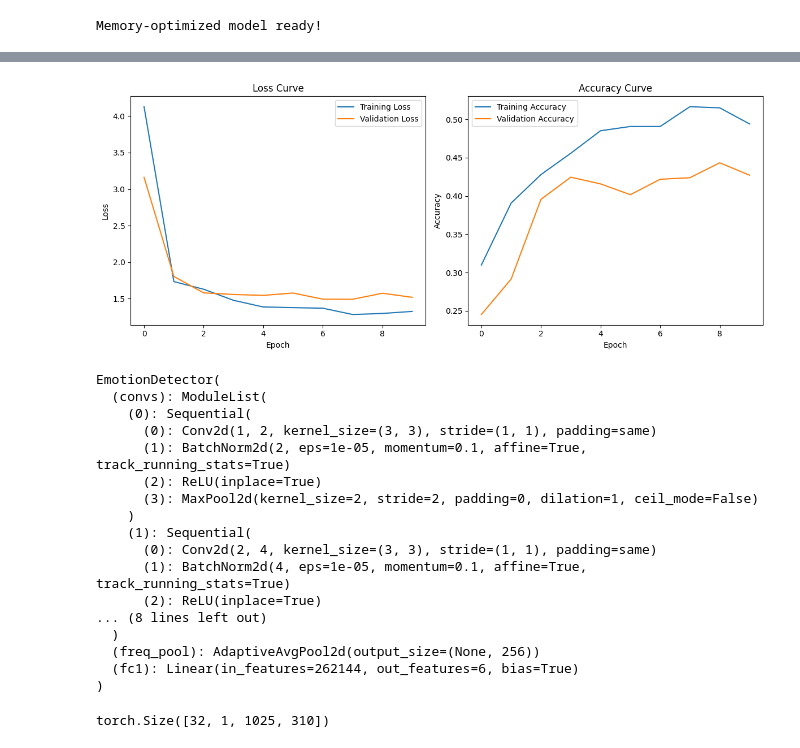
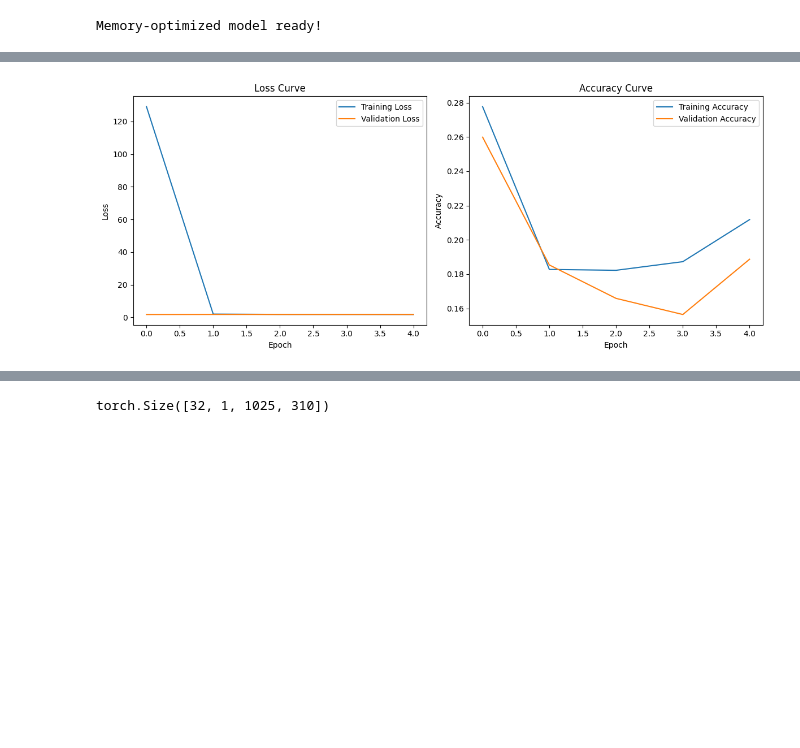
Before and after one commit to zachmchuang/MAIS-hacks, a Jupyter notebook: model.ipynb, the cells around one changed output, grey strips where cells are left out. Drawn from its saved outputs; the diff is of its cells as text; code cells hidden in the pictures; blank space fills up the shorter version.

Commit message:
added grid search

```diff
--- a/model.ipynb
+++ b/model.ipynb
@@ -149,9 +123,10 @@ import torch.nn as nn
 import torch.optim as optim
 from tqdm import tqdm
 import matplotlib.pyplot as plt
+import gc
 
-def train_model(model, train_loader, val_loader,
-                num_epochs, lr, device='cuda'):
+
+def train_model(model, train_loader, val_loader, num_epochs, lr, device='cuda'):
     """
     Train a CNN+LSTM model for emotion recognition with progress bars.
 
@@ -177,7 +152,7 @@ def train_model(model, train_loader, val_loader,
         total = 0
 
         # Training loop with tqdm
-        train_loader_iter = tqdm(train_loader, desc=f"Epoch {epoch+1}/{num_epochs} [Train]", leave=False)
+        train_loader_iter = tqdm(train_loader, desc=f"Epoch {epoch + 1}/{num_epochs} [Train]", leave=False)
         for inputs, labels in train_loader_iter:
             inputs, labels = inputs.to(device), labels.to(device)
 
@@ -192,7 +167,7 @@ def train_model(model, train_loader, val_loader,
             correct += (predicted == labels).sum().item()
             total += labels.size(0)
 
-            train_loader_iter.set_postfix({'loss': running_loss/total, 'acc': correct/total})
+            train_loader_iter.set_postfix({'loss': running_loss / total, 'acc': correct / total})
 
         epoch_loss = running_loss / total
         epoch_acc = correct / total
@@ -204,7 +179,7 @@ def train_model(model, train_loader, val_loader,
         val_loss = 0.0
         val_correct = 0
         val_total = 0
-        val_loader_iter = tqdm(val_loader, desc=f"Epoch {epoch+1}/{num_epochs} [Val]", leave=False)
+        val_loader_iter = tqdm(val_loader, desc=f"Epoch {epoch + 1}/{num_epochs} [Val]", leave=False)
         with torch.no_grad():
             for val_inputs, val_labels in val_loader_iter:
                 val_inputs, val_labels = val_inputs.to(device), val_labels.to(device)
@@ -217,14 +192,14 @@ def train_model(model, train_loader, val_loader,
                 val_correct += (val_pred == val_labels).sum().item()
                 val_total += val_labels.size(0)
 
-                val_loader_iter.set_postfix({'val_loss': val_loss/val_total, 'val_acc': val_correct/val_total})
+                val_loader_iter.set_postfix({'val_loss': val_loss / val_total, 'val_acc': val_correct / val_total})
 
         val_loss /= val_total
         val_acc = val_correct / val_total
         val_losses.append(val_loss)
         val_accs.append(val_acc)
 
-        print(f"Epoch [{epoch+1}/{num_epochs}] "
+        print(f"Epoch [{epoch + 1}/{num_epochs}] "
               f"Train Loss: {epoch_loss:.4f}, Acc: {epoch_acc:.4f} "
               f"Val Loss: {val_loss:.4f}, Acc: {val_acc:.4f}")
 
@@ -252,8 +227,30 @@ def train_model(model, train_loader, val_loader,
 
 
 device = torch.device("cuda" if torch.cuda.is_available() else "cpu")
-print(" Using device ", device)
-m = EmotionDetector().to(device)
-train_model(m, train_loader, val_loader,
-                num_epochs=10, lr=1e-3, device=device)
+print("Using device ", device)
+
+param_grid = {
+    'lr': [1e-2, 1e-3, 1e-4],
+    'hidden_size': [64, 128, 256],
+    'num_layers': [2, 3, 4],
+    'in_channels': [1],
+    'out_channels': [2],
+    'kernel_size': [3, 5],
+    'num_epochs': [5]
+}
+
+for lr in param_grid['lr']:
+    for hidden_layer_size in param_grid['hidden_size']:
+        for num_conv_layers in param_grid['num_layers']:
+            for in_channels in param_grid['in_channels']:
+                for out_channels in param_grid['out_channels']:
+                    for kernel_size in param_grid['kernel_size']:
+                        for num_epochs in param_grid['num_epochs']:
+                            print(f"lr: {lr} hidden size: {hidden_layer_size} in_channels: {in_channels}"
+                                  f" out_channels: {out_channels} kernel_size: {kernel_size} num epochs: {num_epochs}")
+                            m = EmotionDetector(num_conv_layers, in_channels, out_channels, kernel_size).to(device)
+                            train_model(m, train_loader, val_loader, num_epochs, lr, device=device)
+                            torch.cuda.empty_cache()
+                            gc.collect()
+                            del m
 # %% [output]
@@ -265,0 +264 @@ Epoch [5/10] Train Loss: 1.3840, Acc: 0.4851 Val Loss: 1.5432, Acc: 0.4157
+[figure, new version]
@@ -271,21 +269,3 @@ Epoch [10/10] Train Loss: 1.3236, Acc: 0.4940 Val Loss: 1.5165, Acc: 0.4271
-[figure, old version]
-EmotionDetector(
-  (convs): ModuleList(
-    (0): Sequential(
-      (0): Conv2d(1, 2, kernel_size=(3, 3), stride=(1, 1), padding=same)
-      (1): BatchNorm2d(2, eps=1e-05, momentum=0.1, affine=True, track_running_stats=True)
-      (2): ReLU(inplace=True)
-      (3): MaxPool2d(kernel_size=2, stride=2, padding=0, dilation=1, ceil_mode=False)
-    )
-    (1): Sequential(
-      (0): Conv2d(2, 4, kernel_size=(3, 3), stride=(1, 1), padding=same)
-      (1): BatchNorm2d(4, eps=1e-05, momentum=0.1, affine=True, track_running_stats=True)
-      (2): ReLU(inplace=True)
-... (8 lines left out)
-  )
-  (freq_pool): AdaptiveAvgPool2d(output_size=(None, 256))
-  (fc1): Linear(in_features=262144, out_features=6, bias=True)
-)
 # %%
 import torch
 torch.cuda.empty_cache()
```
Also changed, not shown: parts of 2 cells of this notebook.
